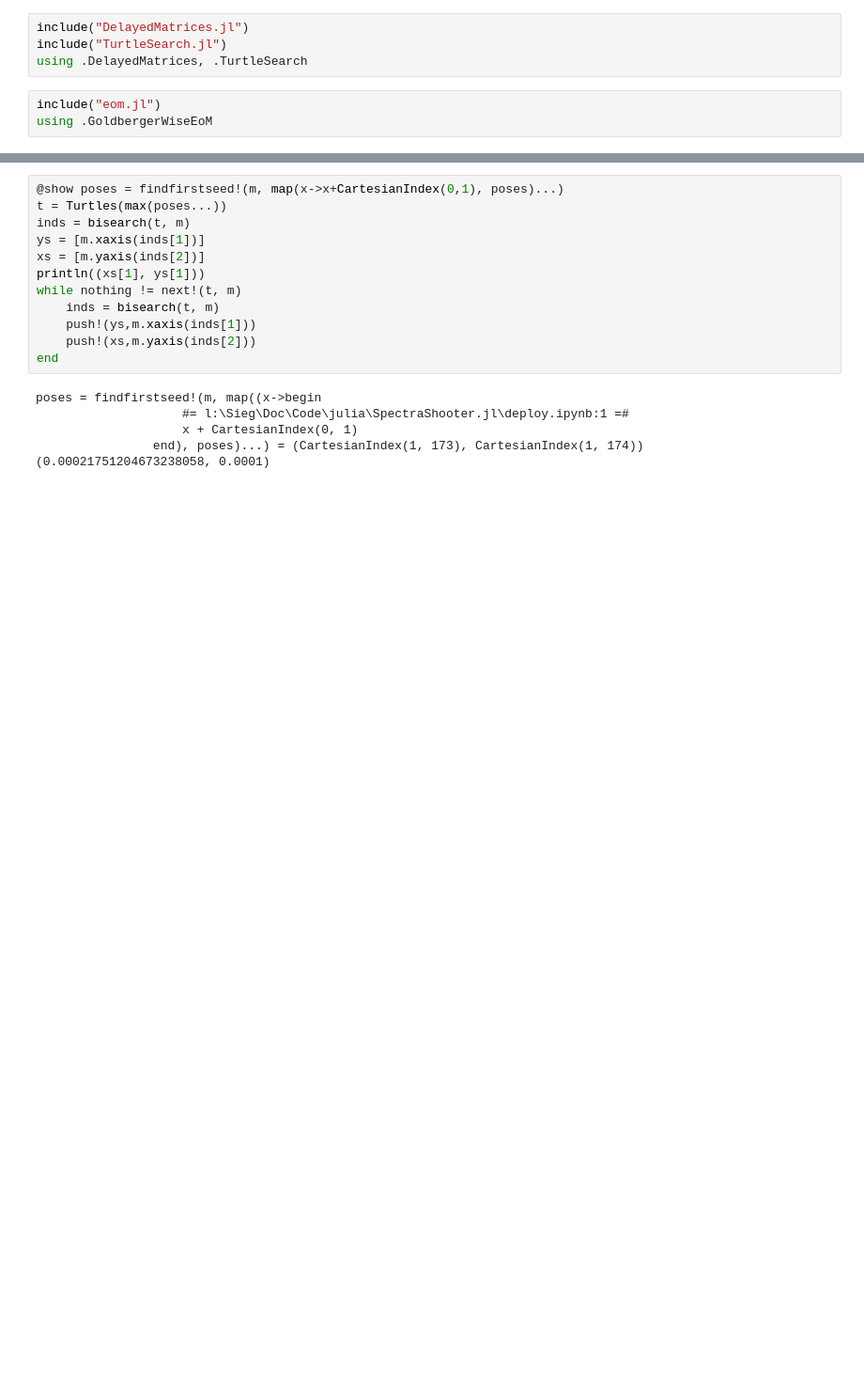
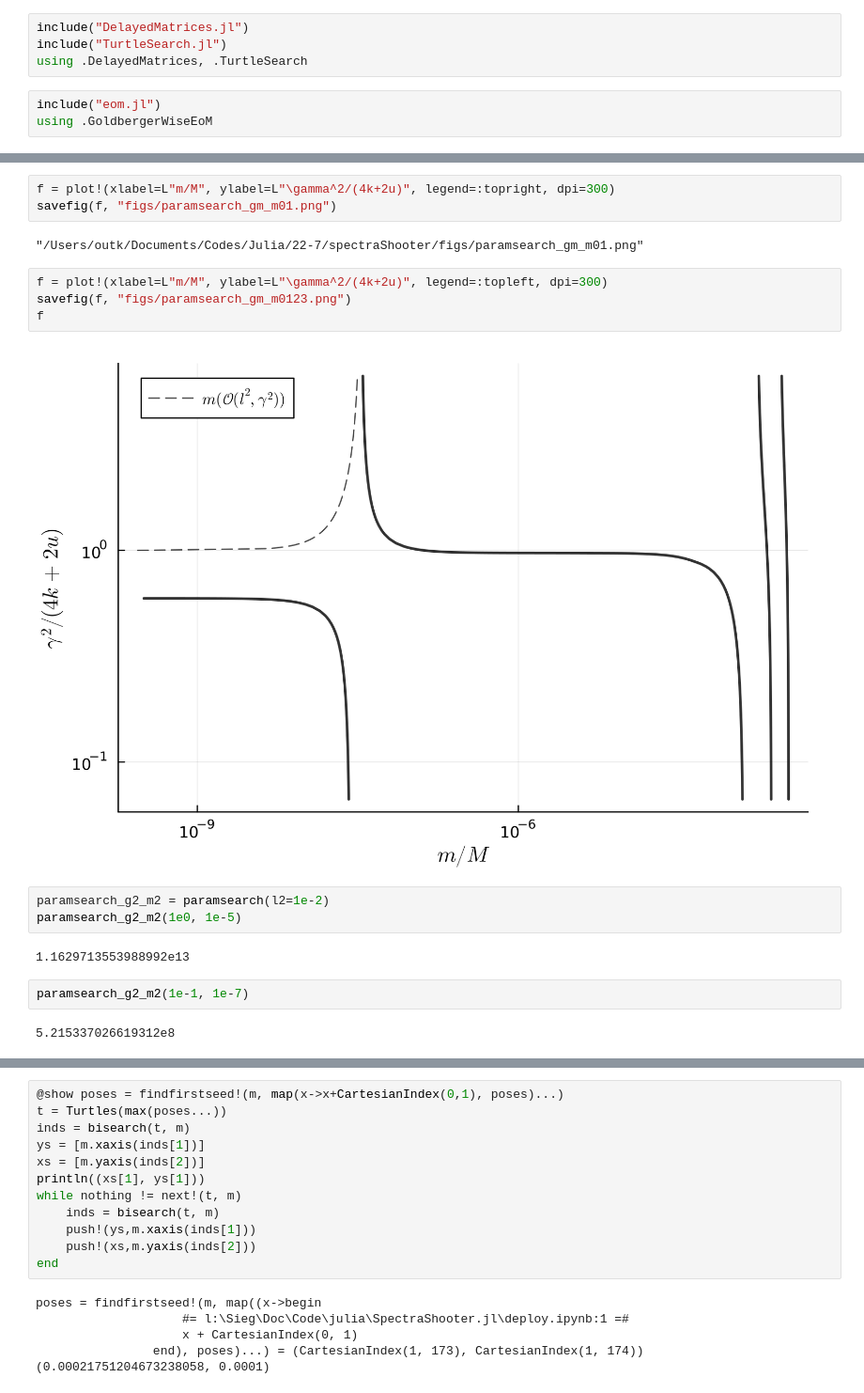
Before and after one commit to yardw/SpectraShooter.jl, a Jupyter notebook: deploy.ipynb, the cells around one changed output, grey strips where cells are left out. Shown at 94% size. Cells and saved outputs as stored; diff of their text form; blank space fills up the shorter version.

```diff
--- a/deploy.ipynb
+++ b/deploy.ipynb
@@ -16,0 +394,20 @@ paramsearch_l2_m2 (generic function with 1 method)
+# %%
+f = plot!(xlabel=L"m/M", ylabel=L"\gamma^2/(4k+2u)", legend=:topright, dpi=300)
+savefig(f, "figs/paramsearch_gm_m01.png")
+# %% [output]
+"/Users/outk/Documents/Codes/Julia/22-7/spectraShooter/figs/paramsearch_gm_m01.png"
+# %%
+f = plot!(xlabel=L"m/M", ylabel=L"\gamma^2/(4k+2u)", legend=:topleft, dpi=300)
+savefig(f, "figs/paramsearch_gm_m0123.png")
+f
+# %% [output]
+[figure, added]
+# %%
+paramsearch_g2_m2 = paramsearch(l2=1e-2)
+paramsearch_g2_m2(1e0, 1e-5)
+# %% [output]
+1.1629713553988992e13
+# %%
+paramsearch_g2_m2(1e-1, 1e-7)
+# %% [output]
+5.215337026619312e8
```
Also changed, not shown: parts of 44 cells of this notebook, 11 other files.
